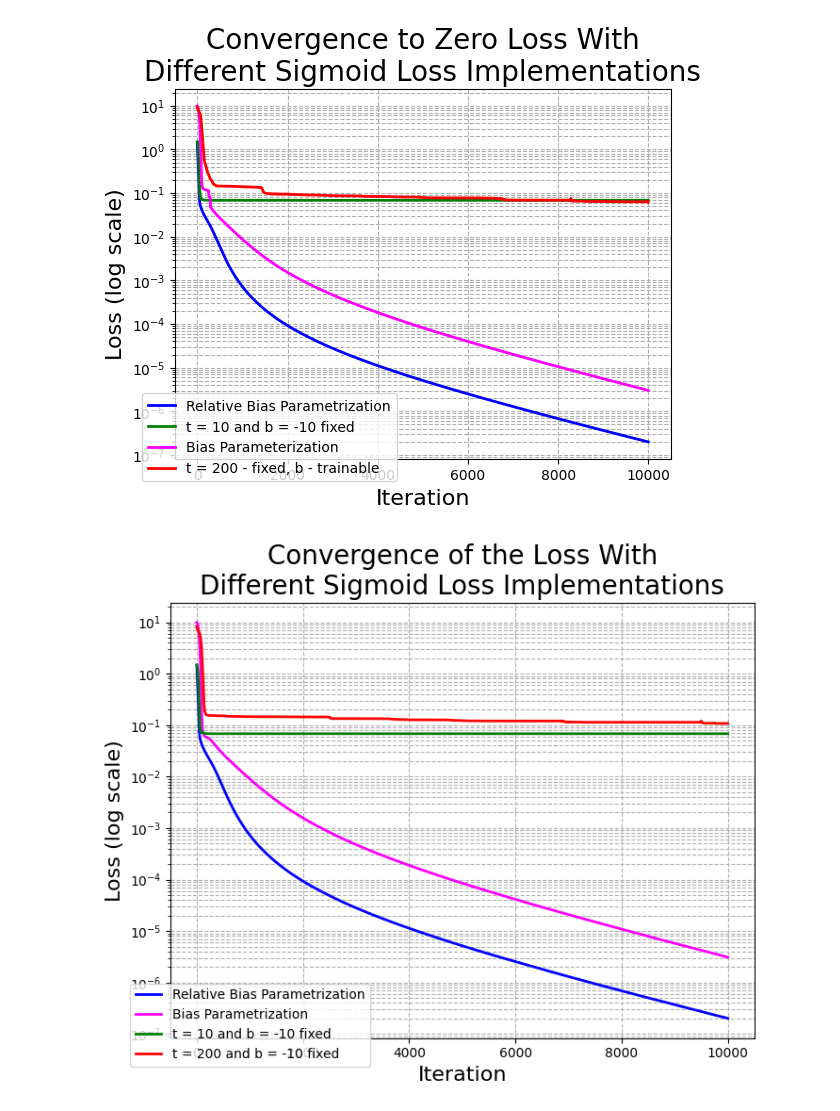
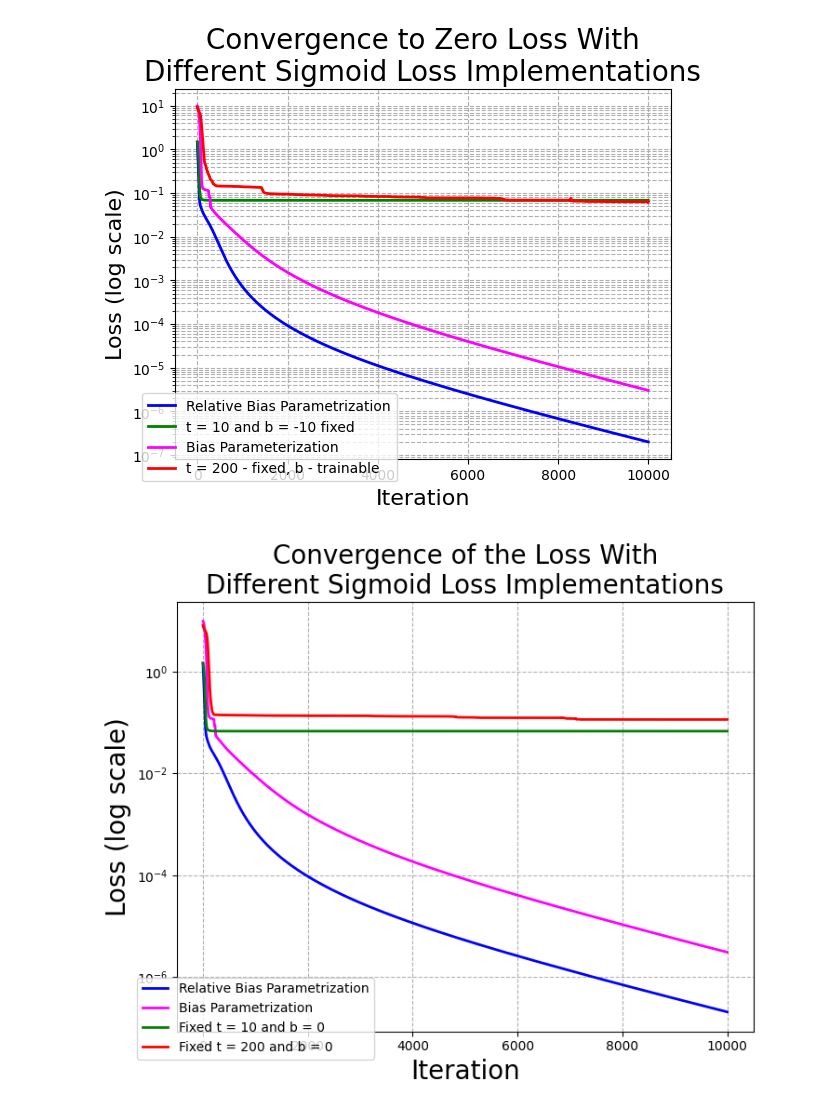
Before and after one commit to BangachevKiril/RepresentationLearningTheory, a Jupyter notebook: SigLIP/MoreModalities.ipynb, the cells around one changed output. Saved outputs shown, nothing was run; the diff lists cells and outputs as text; code cells hidden in the pictures.

```diff
--- a/SigLIP/MoreModalities.ipynb
+++ b/SigLIP/MoreModalities.ipynb
@@ -431,7 +431,7 @@ def run_siglip_experiment(
         trainable_temp=trainable_temp,
         bias=bias,
         trainable_bias=trainable_bias,
-        relative_bias_parameterization=relative_bias_parameterization
+        relative_bias_parameterization=relative_bias_parameterization,
     ).to(device)
 
     # 2) optimizer
@@ -467,10 +467,10 @@ def run_siglip_experiment(
 # --- define your four experiments ---
 device = 'cuda' if torch.cuda.is_available() else 'cpu'
 configs = [
-    dict(temperature=200., bias=-10.,
+    dict(temperature=200., bias=0,
          trainable_temp=False, trainable_bias=False, relative_bias_parameterization=True,
          name='fixed_T200_b-10'),
-    dict(temperature=10., bias=-10.,
+    dict(temperature=10., bias=0.,
          trainable_temp=False, trainable_bias=False, relative_bias_parameterization=True,
          name='fixed_T10_b-10'),
     dict(temperature=10., bias=-10.,
@@ -703,32 +706,32 @@ plt.show()
 # %%
 n_iters = len(next(iter(results.values()))['losses'])
 iters = np.arange(n_iters)
 
 # Extract the three (or four) loss arrays:
 fixed_losses         = results['fixed_T10_b-10']['losses']
 relative_bias_losses = results['trainable_T10_b-10_rel']['losses']
 bias_losses          = results['trainable_T10_b-10_no_rel']['losses']
 t200_losses          = results['fixed_T200_b-10']['losses']
 
 plt.figure(figsize=(8, 6))
 
 plt.plot(iters, relative_bias_losses, label='Relative Bias Parametrization', linewidth=2, color="blue")
 plt.plot(iters, bias_losses,           label='Bias Parametrization',          linewidth=2, color="magenta")
-plt.plot(iters, fixed_losses,          label='t = 10 and b = -10 fixed',      linewidth=2, color="green")
-plt.plot(iters, t200_losses,        label='t = 200 and b = -10 fixed',    linewidth=2, color="red")
+plt.plot(iters, fixed_losses,          label='Fixed t = 10 and b = 0',      linewidth=2, color="green")
+plt.plot(iters, t200_losses,        label='Fixed t = 200 and b = 0',    linewidth=2, color="red")
 
 plt.yscale('log')
-plt.xlabel('Iteration', fontsize=16)
-plt.ylabel('Loss (log scale)', fontsize=16)
+plt.xlabel('Iteration', fontsize=20)
+plt.ylabel('Loss (log scale)', fontsize=20)
 plt.title(
     'Convergence of the Loss With\nDifferent Sigmoid Loss Implementations',
     fontsize=20
 )
 plt.legend(fontsize=10, loc='lower left', bbox_to_anchor=(-.08, -.08))
 plt.grid(True, which='both', linestyle='--')
 
 # make sure this folder exists, or change path as you like
-plt.savefig('logs/loss_comparison.png', dpi=300, bbox_inches='tight')
+plt.savefig('logs/multiplemodalities_loss_comparison.png', dpi=300, bbox_inches='tight')
 plt.show()
 # %% [output]
-[figure, old version]
+[figure, new version]
```
Also changed, not shown: parts of 4 cells of this notebook.
